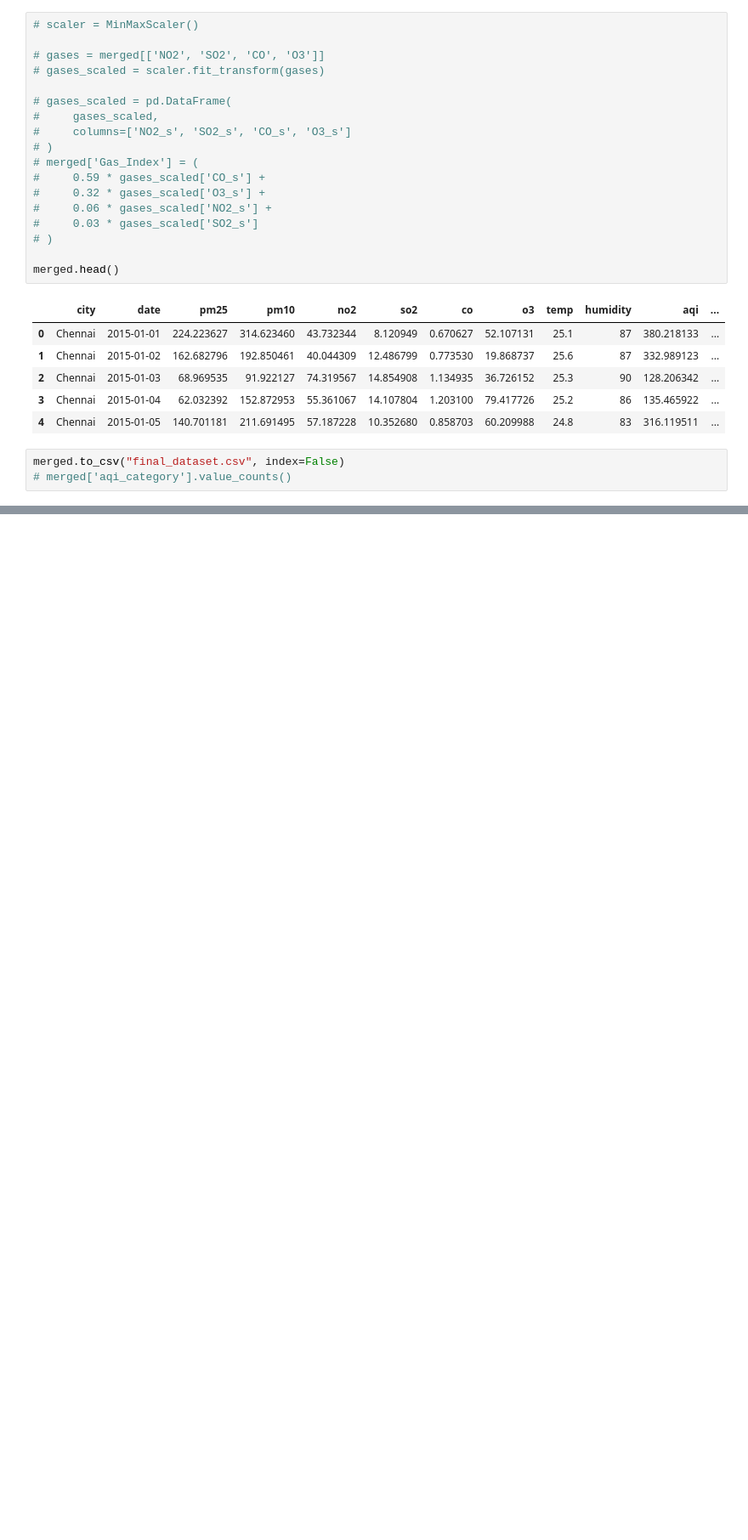
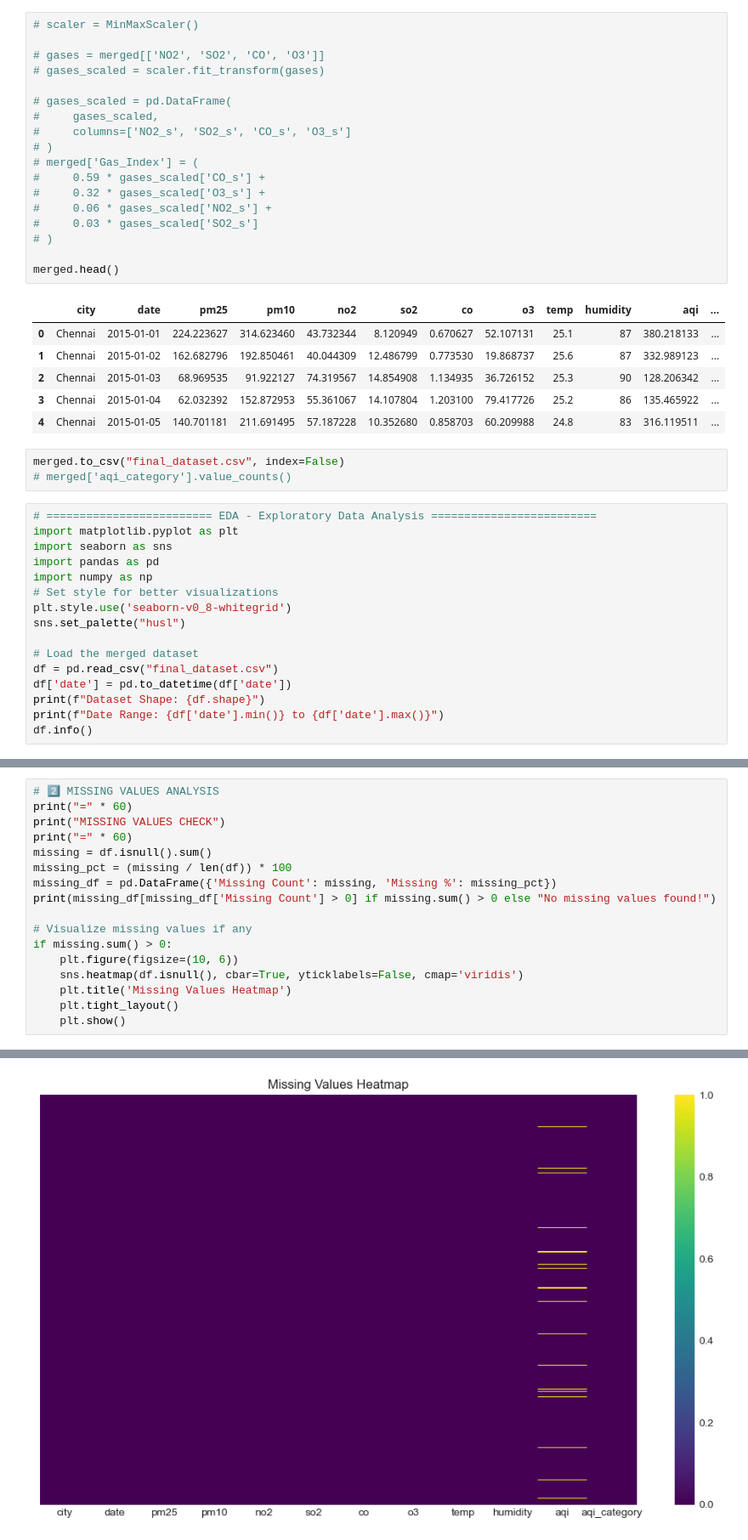
Before and after one commit to rshd123/IoT-based-Air-Quality-Monitoring-using-XGboost, a Jupyter notebook: data_preP.ipynb, the cells around one changed output, grey strips where cells are left out. Shown at 85% size. Saved outputs shown, nothing was run; the diff lists cells and outputs as text; blank space fills up the shorter version.

```diff
--- a/data_preP.ipynb
+++ b/data_preP.ipynb
@@ -144,3 +144,19 @@ merged.head()
 # %%
 merged.to_csv("final_dataset.csv", index=False)
 # merged['aqi_category'].value_counts()
+# %%
+# ========================= EDA - Exploratory Data Analysis =========================
+import matplotlib.pyplot as plt
+import seaborn as sns
+import pandas as pd
+import numpy as np
+# Set style for better visualizations
+plt.style.use('seaborn-v0_8-whitegrid')
+sns.set_palette("husl")
+
+# Load the merged dataset
+df = pd.read_csv("final_dataset.csv")
+df['date'] = pd.to_datetime(df['date'])
+print(f"Dataset Shape: {df.shape}")
+print(f"Date Range: {df['date'].min()} to {df['date'].max()}")
+df.info()
@@ -146,0 +202,18 @@ merged.to_csv("final_dataset.csv", index=False)
+# %%
+# 2️⃣ MISSING VALUES ANALYSIS
+print("=" * 60)
+print("MISSING VALUES CHECK")
+print("=" * 60)
+missing = df.isnull().sum()
+missing_pct = (missing / len(df)) * 100
+missing_df = pd.DataFrame({'Missing Count': missing, 'Missing %': missing_pct})
+print(missing_df[missing_df['Missing Count'] > 0] if missing.sum() > 0 else "No missing values found!")
+
+# Visualize missing values if any
+if missing.sum() > 0:
+    plt.figure(figsize=(10, 6))
+    sns.heatmap(df.isnull(), cbar=True, yticklabels=False, cmap='viridis')
+    plt.title('Missing Values Heatmap')
+    plt.tight_layout()
+    plt.show()
+# %% [output]
@@ -146,0 +225 @@ merged.to_csv("final_dataset.csv", index=False)
+[figure, added]
```
Also changed, not shown: parts of 14 cells of this notebook, 1 other file.
